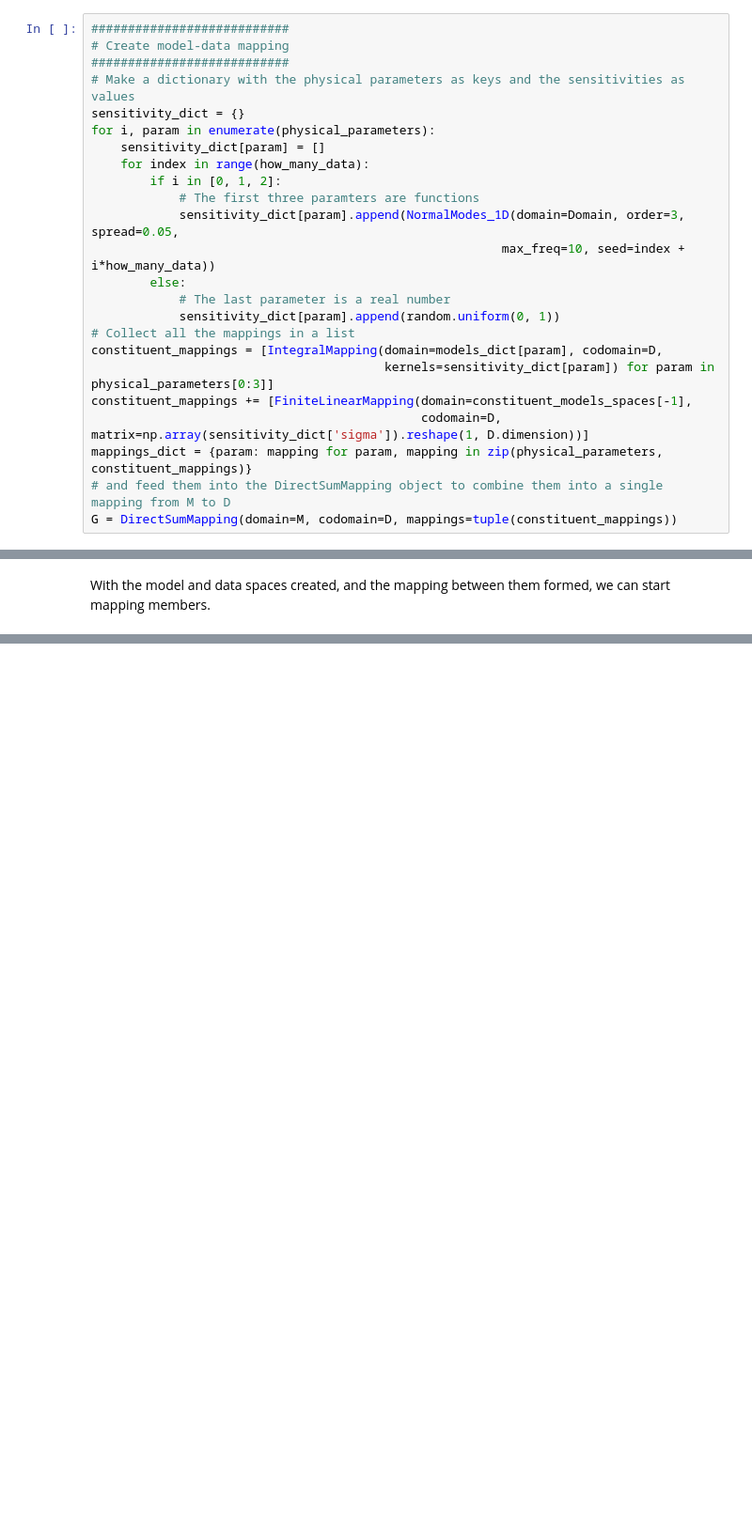
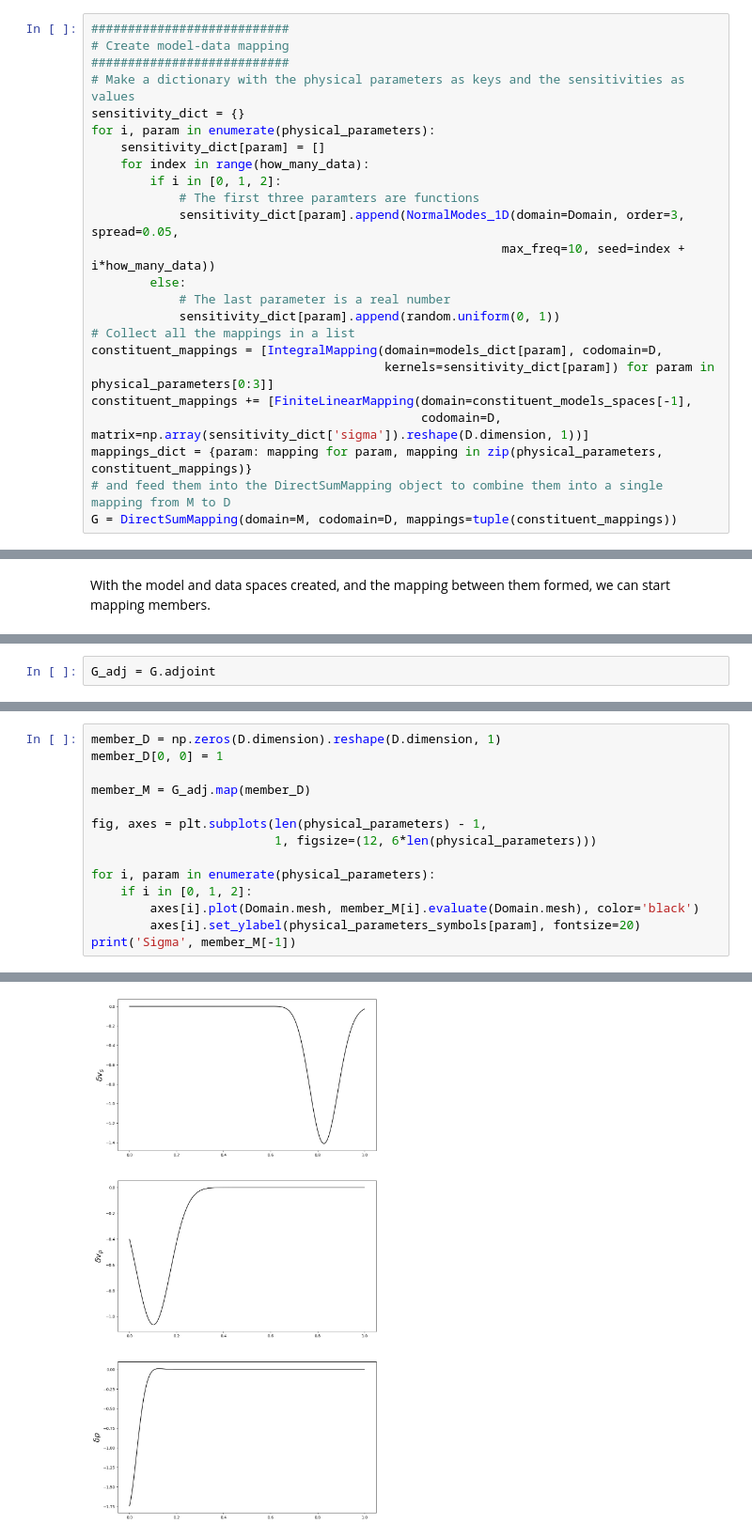
Before and after one commit to Adrian-Mag/SOLA_DLI, a Jupyter notebook: examples/6_Direct_Sums.ipynb, the cells around one changed output, grey strips where cells are left out. Shown at 94% size. Saved outputs shown, nothing was run; the diff lists cells and outputs as text; blank space fills up the shorter version.

```diff
--- a/examples/6_Direct_Sums.ipynb
+++ b/examples/6_Direct_Sums.ipynb
@@ -78,7 +78,7 @@ for i, param in enumerate(physical_parameters):
 constituent_mappings = [IntegralMapping(domain=models_dict[param], codomain=D,
                                         kernels=sensitivity_dict[param]) for param in physical_parameters[0:3]]
 constituent_mappings += [FiniteLinearMapping(domain=constituent_models_spaces[-1],
-                                             codomain=D, matrix=np.array(sensitivity_dict['sigma']).reshape(1, D.dimension))]
+                                             codomain=D, matrix=np.array(sensitivity_dict['sigma']).reshape(D.dimension, 1))]
 mappings_dict = {param: mapping for param, mapping in zip(physical_parameters, constituent_mappings)}
 # and feed them into the DirectSumMapping object to combine them into a single mapping from M to D
 G = DirectSumMapping(domain=M, codomain=D, mappings=tuple(constituent_mappings))
@@ -154,0 +169,2 @@ ValueError: non-broadcastable output operand with shape (150,1) doesn't match th
+# %%
+G_adj = G.adjoint
@@ -154,0 +173,15 @@ ValueError: non-broadcastable output operand with shape (150,1) doesn't match th
+# %%
+member_D = np.zeros(D.dimension).reshape(D.dimension, 1)
+member_D[0, 0] = 1
+
+member_M = G_adj.map(member_D)
+
+fig, axes = plt.subplots(len(physical_parameters) - 1,
+                         1, figsize=(12, 6*len(physical_parameters)))
+
+for i, param in enumerate(physical_parameters):
+    if i in [0, 1, 2]:
+        axes[i].plot(Domain.mesh, member_M[i].evaluate(Domain.mesh), color='black')
+        axes[i].set_ylabel(physical_parameters_symbols[param], fontsize=20)
+print('Sigma', member_M[-1])
+# %% [output]
@@ -154,0 +189 @@ ValueError: non-broadcastable output operand with shape (150,1) doesn't match th
+[figure, added]
```
Also changed, not shown: parts of 6 cells of this notebook, 4 other files.
